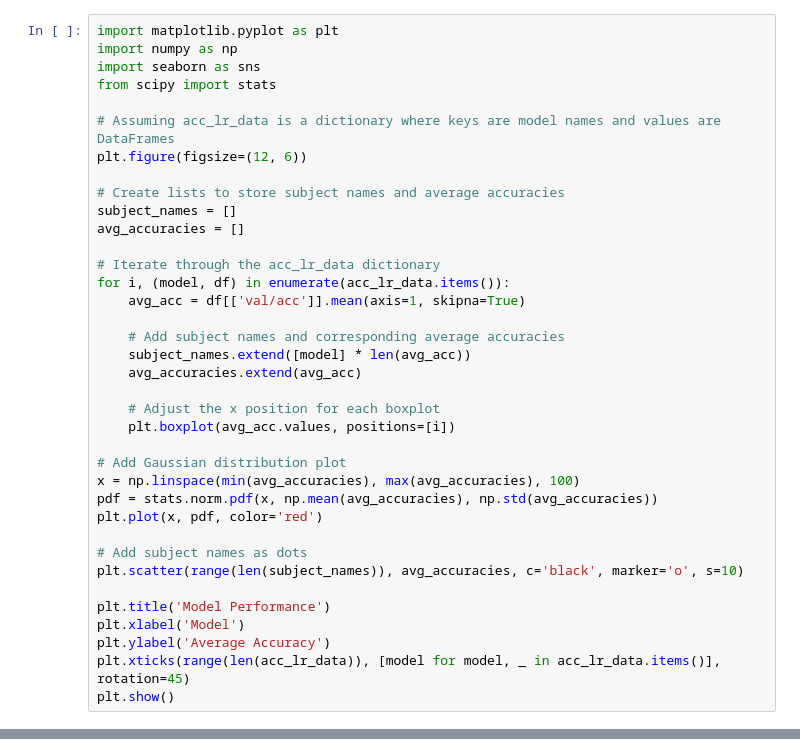
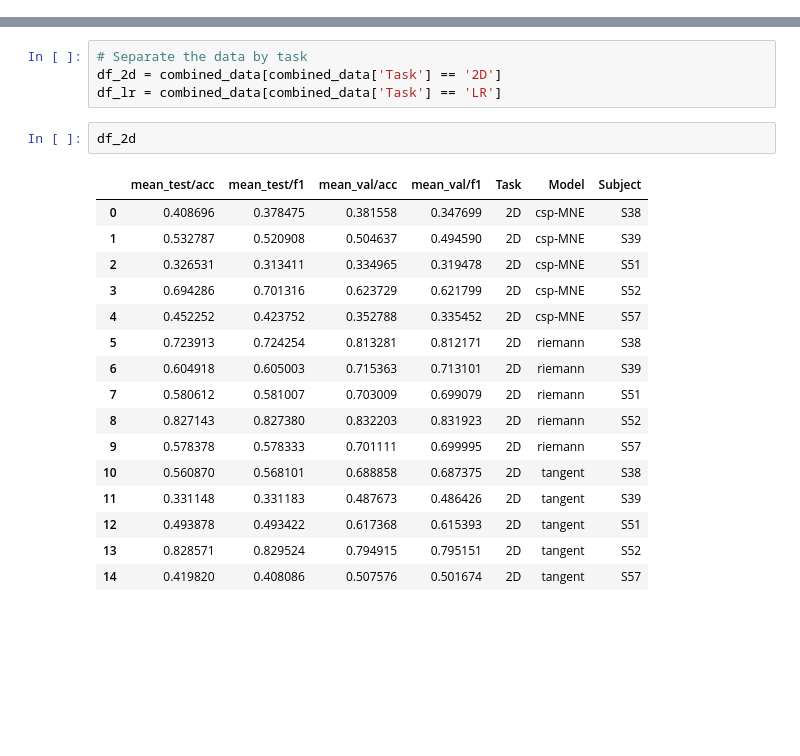
Before and after one commit to mralioo/BBCPy_DNN, a Jupyter notebook: notebooks/0_recap_results_C1.ipynb, the cells around one changed output, grey strips where cells are left out. Cells and saved outputs as stored; diff of their text form; blank space fills up the shorter version.

```diff
--- a/notebooks/0_recap_results_C1.ipynb
+++ b/notebooks/0_recap_results_C1.ipynb
@@ -268,37 +7,0 @@ plt.show()
-# %%
-import matplotlib.pyplot as plt
-import numpy as np
-import seaborn as sns
-from scipy import stats
-
-# Assuming acc_lr_data is a dictionary where keys are model names and values are DataFrames
-plt.figure(figsize=(12, 6))
-
-# Create lists to store subject names and average accuracies
-subject_names = []
-avg_accuracies = []
-
-# Iterate through the acc_lr_data dictionary
-for i, (model, df) in enumerate(acc_lr_data.items()):
-    avg_acc = df[['val/acc']].mean(axis=1, skipna=True)
-
-    # Add subject names and corresponding average accuracies
-    subject_names.extend([model] * len(avg_acc))
-    avg_accuracies.extend(avg_acc)
-
-    # Adjust the x position for each boxplot
-    plt.boxplot(avg_acc.values, positions=[i])
-
-# Add Gaussian distribution plot
-x = np.linspace(min(avg_accuracies), max(avg_accuracies), 100)
-pdf = stats.norm.pdf(x, np.mean(avg_accuracies), np.std(avg_accuracies))
-plt.plot(x, pdf, color='red')
-
-# Add subject names as dots
-plt.scatter(range(len(subject_names)), avg_accuracies, c='black', marker='o', s=10)
-
-plt.title('Model Performance')
-plt.xlabel('Model')
-plt.ylabel('Average Accuracy')
-plt.xticks(range(len(acc_lr_data)), [model for model, _ in acc_lr_data.items()], rotation=45)
-plt.show()
@@ -304,0 +71,23 @@ plt.show()
+# %%
+# Separate the data by task
+df_2d = combined_data[combined_data['Task'] == '2D']
+df_lr = combined_data[combined_data['Task'] == 'LR']
+# %%
+df_2d
+# %% [output]
+|  | mean_test/acc | mean_test/f1 | mean_val/acc | mean_val/f1 | Task | Model | Subject |
+| 0 | 0.408696 | 0.378475 | 0.381558 | 0.347699 | 2D | csp-MNE | S38 |
+| 1 | 0.532787 | 0.520908 | 0.504637 | 0.494590 | 2D | csp-MNE | S39 |
+| 2 | 0.326531 | 0.313411 | 0.334965 | 0.319478 | 2D | csp-MNE | S51 |
+| 3 | 0.694286 | 0.701316 | 0.623729 | 0.621799 | 2D | csp-MNE | S52 |
+| 4 | 0.452252 | 0.423752 | 0.352788 | 0.335452 | 2D | csp-MNE | S57 |
+| 5 | 0.723913 | 0.724254 | 0.813281 | 0.812171 | 2D | riemann | S38 |
+| 6 | 0.604918 | 0.605003 | 0.715363 | 0.713101 | 2D | riemann | S39 |
+| 7 | 0.580612 | 0.581007 | 0.703009 | 0.699079 | 2D | riemann | S51 |
+| 8 | 0.827143 | 0.827380 | 0.832203 | 0.831923 | 2D | riemann | S52 |
+| 9 | 0.578378 | 0.578333 | 0.701111 | 0.699995 | 2D | riemann | S57 |
+| 10 | 0.560870 | 0.568101 | 0.688858 | 0.687375 | 2D | tangent | S38 |
+| 11 | 0.331148 | 0.331183 | 0.487673 | 0.486426 | 2D | tangent | S39 |
+| 12 | 0.493878 | 0.493422 | 0.617368 | 0.615393 | 2D | tangent | S51 |
+| 13 | 0.828571 | 0.829524 | 0.794915 | 0.795151 | 2D | tangent | S52 |
+| 14 | 0.419820 | 0.408086 | 0.507576 | 0.501674 | 2D | tangent | S57 |
```
Also changed, not shown: parts of 20 cells of this notebook, 13 other files.
